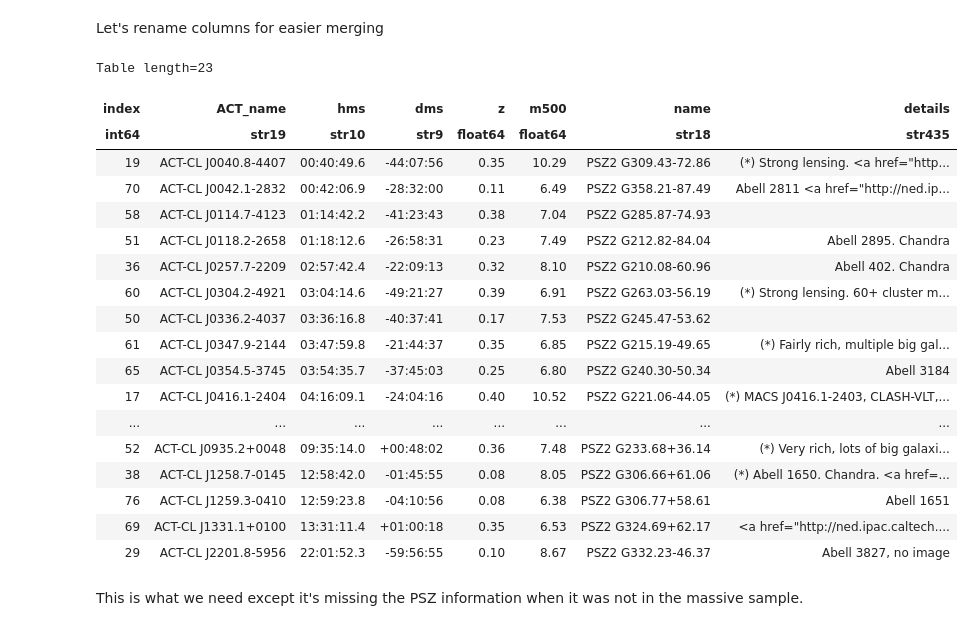
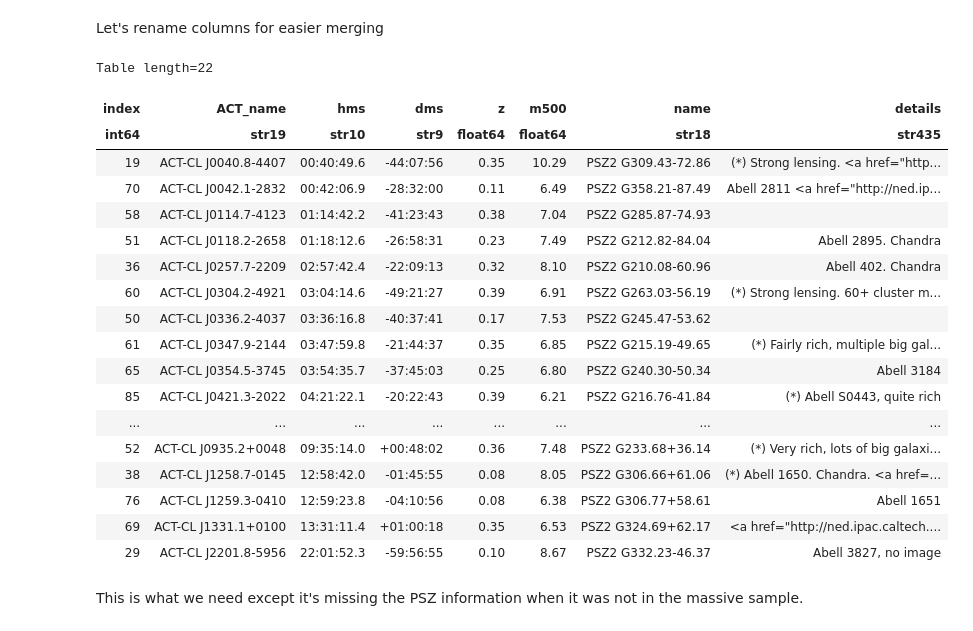
Before and after one commit to 4MOST-CHANCES/cluster-catalogues, a Jupyter notebook: make_actpol_sample.ipynb, the cells around one changed output. Cells and saved outputs as stored; diff of their text form; code cells hidden in the pictures.

```diff
--- a/make_actpol_sample.ipynb
+++ b/make_actpol_sample.ipynb
@@ -461,0 +508,3 @@ How many are in ACT?
+# %%
+clash = clash[clash_chances_mask]
+clash['name','hms','dms','z']
@@ -461,0 +560,4 @@ How many are in ACT?
+# %%
+pszev = pszev \
+    | np.in1d(psz['name'], psz['name'][np.argmin(clash_sep, axis=0)][mindist < 10*u.arcmin])
+pszev.size, pszev.sum()
@@ -577,6 +696,7 @@ actev_massive_in_psz.shape
 # %% [output]
 (1090,)
 # %%
-psz_in_act_not_massive_in_psz = np.in1d(psz['name'], psz['name'][act['PSZ_index'][actev_massive_in_psz]]) & ~pszev_massive
+psz_in_act_not_massive_in_psz = np.in1d(
+    psz['name'], psz['name'][act['PSZ_index'][actev_massive_in_psz]]) & ~pszev
 psz['index','name','z','m500','ACT_index','ACT_name'][psz_in_act_not_massive_in_psz]
 # %% [output]
@@ -675,5 +799,6 @@ else:
 # %%
-act_additional = act['index','name','hms','dms','z','m500','PSZ_name','details'][actev_massive_in_psz][~in_both_massive_samples]
+#additional = actev_massive_in_psz & ~in_both_massive_samples
+act_additional = act['index','name','hms','dms','z','m500','PSZ_name','details'][in_act_not_massive_in_psz]
 act_additional.sort('name')
 names = [i for i in act_additional['name']]
 for i, (name, det) in enumerate(act_additional['name','details']):
@@ -730,24 +831,24 @@ Let's rename columns for easier merging
 # %%
 if 'PSZ_name' in act_additional.colnames:
     act_additional.rename_column('name', 'ACT_name')
     act_additional.rename_column('PSZ_name', 'name')
-    act_additional.rename_columns((''))
+    #act_additional.rename_columns((''))
 act_additional['ACT_name'] = [i.replace('<b>', '').replace('</b>', '') for i in act_additional['ACT_name']]
 act_additional
 # %% [output]
-Table length=23
+Table length=22
 | index | ACT_name | hms | dms | z | m500 | name | details |
 | int64 | str19 | str10 | str9 | float64 | float64 | str18 | str435 |
 | 19 | ACT-CL J0040.8-4407 | 00:40:49.6 | -44:07:56 | 0.35 | 10.29 | PSZ2 G309.43-72.86 | (*) Strong lensing. <a href="http... |
 | 70 | ACT-CL J0042.1-2832 | 00:42:06.9 | -28:32:00 | 0.11 | 6.49 | PSZ2 G358.21-87.49 | Abell 2811 <a href="http://ned.ip... |
 | 58 | ACT-CL J0114.7-4123 | 01:14:42.2 | -41:23:43 | 0.38 | 7.04 | PSZ2 G285.87-74.93 |  |
 | 51 | ACT-CL J0118.2-2658 | 01:18:12.6 | -26:58:31 | 0.23 | 7.49 | PSZ2 G212.82-84.04 | Abell 2895. Chandra |
 | 36 | ACT-CL J0257.7-2209 | 02:57:42.4 | -22:09:13 | 0.32 | 8.10 | PSZ2 G210.08-60.96 | Abell 402. Chandra |
 | 60 | ACT-CL J0304.2-4921 | 03:04:14.6 | -49:21:27 | 0.39 | 6.91 | PSZ2 G263.03-56.19 | (*) Strong lensing. 60+ cluster m... |
 | 50 | ACT-CL J0336.2-4037 | 03:36:16.8 | -40:37:41 | 0.17 | 7.53 | PSZ2 G245.47-53.62 |  |
 | 61 | ACT-CL J0347.9-2144 | 03:47:59.8 | -21:44:37 | 0.35 | 6.85 | PSZ2 G215.19-49.65 | (*) Fairly rich, multiple big gal... |
 | 65 | ACT-CL J0354.5-3745 | 03:54:35.7 | -37:45:03 | 0.25 | 6.80 | PSZ2 G240.30-50.34 | Abell 3184 |
-| 17 | ACT-CL J0416.1-2404 | 04:16:09.1 | -24:04:16 | 0.40 | 10.52 | PSZ2 G221.06-44.05 | (*) MACS J0416.1-2403, CLASH-VLT,... |
+| 85 | ACT-CL J0421.3-2022 | 04:21:22.1 | -20:22:43 | 0.39 | 6.21 | PSZ2 G216.76-41.84 | (*) Abell S0443, quite rich |
 | ... | ... | ... | ... | ... | ... | ... | ... |
 | 52 | ACT-CL J0935.2+0048 | 09:35:14.0 | +00:48:02 | 0.36 | 7.48 | PSZ2 G233.68+36.14 | (*) Very rich, lots of big galaxi... |
 | 38 | ACT-CL J1258.7-0145 | 12:58:42.0 | -01:45:55 | 0.08 | 8.05 | PSZ2 G306.66+61.06 | (*) Abell 1650. Chandra. <a href=... |
```
Also changed, not shown: parts of 62 cells of this notebook, 7 other files.
